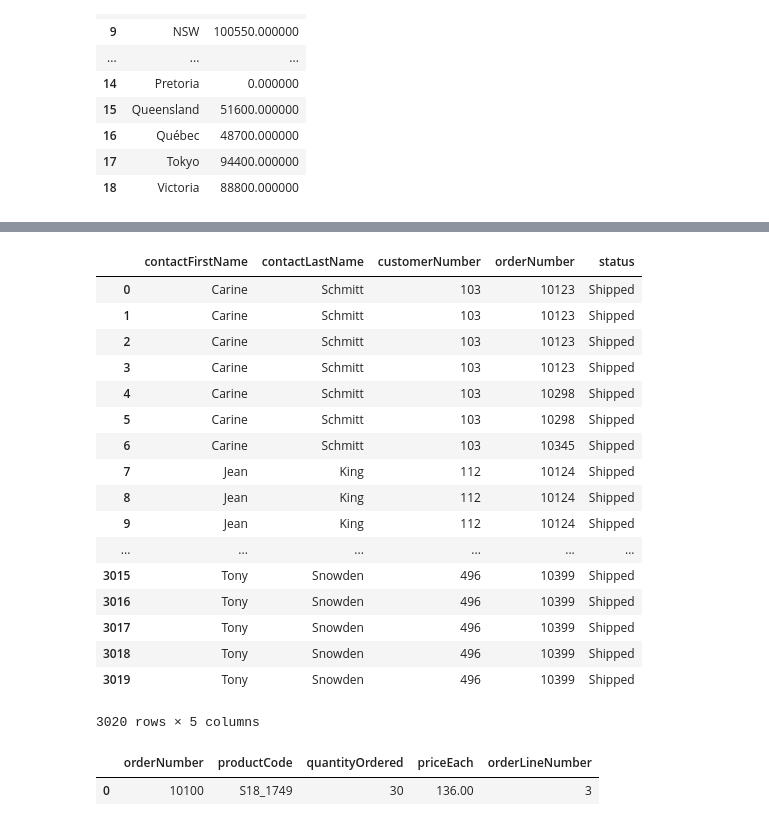
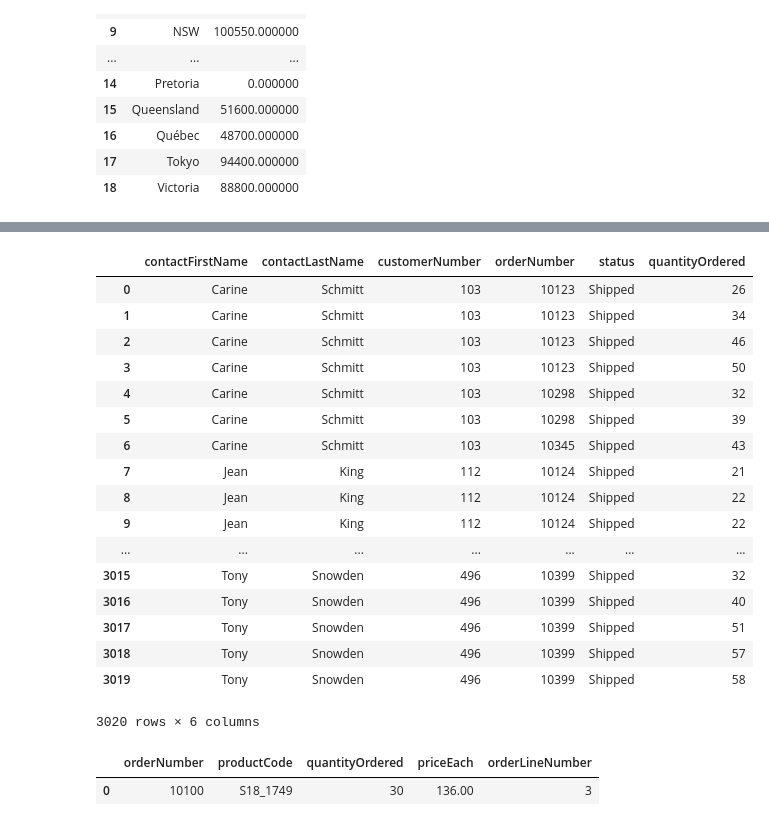
Before and after one commit to joeygoodman/dsc-more-practice-with-sql-queries-lab-dc-ds-060319, a Jupyter notebook: index.ipynb, the cells around one changed output, grey strips where cells are left out. Drawn from its saved outputs; the diff is of its cells as text; code cells hidden in the pictures.

```diff
--- a/index.ipynb
+++ b/index.ipynb
@@ -124,36 +124,36 @@ df
 Now, write a query that uses JOIN statements to get the customer name, customer number, order number, status, and quantity ordered. Print only the head of this DataFrame.
 # %%
 c.execute("""
-    select contactFirstName, contactLastName, c.customerNumber, o.orderNumber, status, quantit
+    select contactFirstName, contactLastName, c.customerNumber, o.orderNumber, status, quantityOrdered
     from customers c
     left join orders o
     on c.customerNumber = o.customerNumber
     left join orderdetails d
     on o.orderNumber = d.orderNumber
 
 ;""")
 df = pd.DataFrame(c.fetchall())
 df.columns = [x[0] for x in c.description]
 df
 # %% [output]
-|  | contactFirstName | contactLastName | customerNumber | orderNumber | status |
-| 0 | Carine | Schmitt | 103 | 10123 | Shipped |
-| 1 | Carine | Schmitt | 103 | 10123 | Shipped |
-| 2 | Carine | Schmitt | 103 | 10123 | Shipped |
-| 3 | Carine | Schmitt | 103 | 10123 | Shipped |
-| 4 | Carine | Schmitt | 103 | 10298 | Shipped |
-| 5 | Carine | Schmitt | 103 | 10298 | Shipped |
-| 6 | Carine | Schmitt | 103 | 10345 | Shipped |
-| 7 | Jean | King | 112 | 10124 | Shipped |
-| 8 | Jean | King | 112 | 10124 | Shipped |
-| 9 | Jean | King | 112 | 10124 | Shipped |
-| ... | ... | ... | ... | ... | ... |
-| 3015 | Tony | Snowden | 496 | 10399 | Shipped |
-| 3016 | Tony | Snowden | 496 | 10399 | Shipped |
-| 3017 | Tony | Snowden | 496 | 10399 | Shipped |
-| 3018 | Tony | Snowden | 496 | 10399 | Shipped |
-| 3019 | Tony | Snowden | 496 | 10399 | Shipped |
+|  | contactFirstName | contactLastName | customerNumber | orderNumber | status | quantityOrdered |
+| 0 | Carine | Schmitt | 103 | 10123 | Shipped | 26 |
+| 1 | Carine | Schmitt | 103 | 10123 | Shipped | 34 |
+| 2 | Carine | Schmitt | 103 | 10123 | Shipped | 46 |
+| 3 | Carine | Schmitt | 103 | 10123 | Shipped | 50 |
+| 4 | Carine | Schmitt | 103 | 10298 | Shipped | 32 |
+| 5 | Carine | Schmitt | 103 | 10298 | Shipped | 39 |
+| 6 | Carine | Schmitt | 103 | 10345 | Shipped | 43 |
+| 7 | Jean | King | 112 | 10124 | Shipped | 21 |
+| 8 | Jean | King | 112 | 10124 | Shipped | 22 |
+| 9 | Jean | King | 112 | 10124 | Shipped | 22 |
+| ... | ... | ... | ... | ... | ... | ... |
+| 3015 | Tony | Snowden | 496 | 10399 | Shipped | 32 |
+| 3016 | Tony | Snowden | 496 | 10399 | Shipped | 40 |
+| 3017 | Tony | Snowden | 496 | 10399 | Shipped | 51 |
+| 3018 | Tony | Snowden | 496 | 10399 | Shipped | 57 |
+| 3019 | Tony | Snowden | 496 | 10399 | Shipped | 58 |
-3020 rows × 5 columns
+3020 rows × 6 columns
 # %%
 c.execute("""
     select *
```
